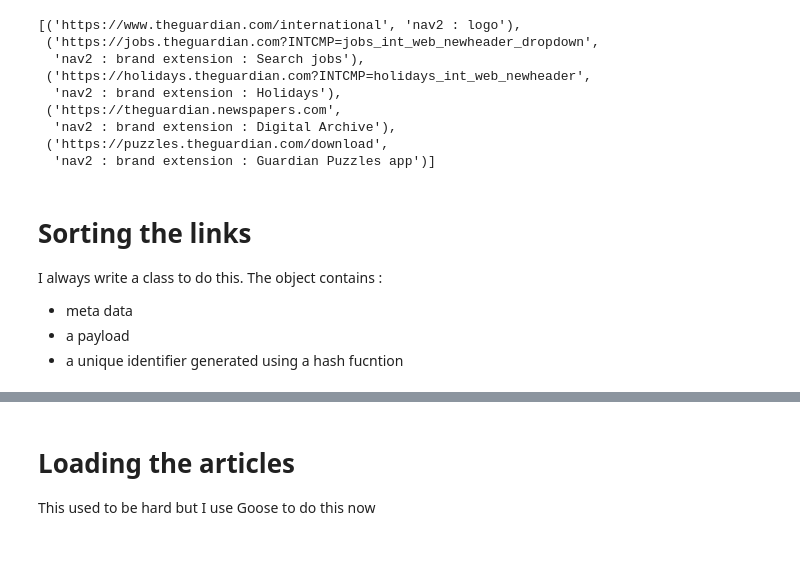
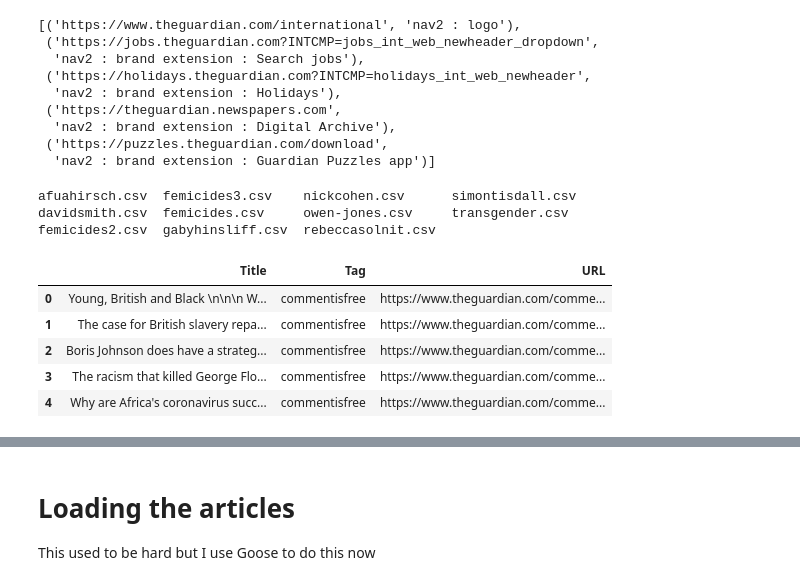
Before and after one commit to macbuse/GUARDIAN, a Jupyter notebook: goose_test_editorialis_miner.ipynb, the cells around one changed output, grey strips where cells are left out. Saved outputs shown, nothing was run; the diff lists cells and outputs as text; code cells hidden in the pictures; blank space fills up the shorter version.

```diff
--- a/goose_test_editorialis_miner.ipynb
+++ b/goose_test_editorialis_miner.ipynb
@@ -47,12 +85,3 @@ pp.findall(r.text)[:5]
   'nav2 : brand extension : Digital Archive'),
  ('https://puzzles.theguardian.com/download',
   'nav2 : brand extension : Guardian Puzzles app')]
-# %% [markdown]
-# Sorting the links
-
-I always write a class to do this.
-The object contains :
-
-- meta data
-- a payload
-- a unique identifier generated using a hash fucntion
@@ -101,0 +90,6 @@ misc = set([art.label for art in arts if art.tag == 'misc'])
+# %%
+ls *csv
+# %% [output]
+afuahirsch.csv  femicides3.csv    nickcohen.csv      simontisdall.csv
+davidsmith.csv  femicides.csv     owen-jones.csv     transgender.csv
+femicides2.csv  gabyhinsliff.csv  rebeccasolnit.csv
@@ -101,0 +98,9 @@ misc = set([art.label for art in arts if art.tag == 'misc'])
+# %%
+df.head()
+# %% [output]
+|  | Title | Tag | URL |
+| 0 | Young, British and Black \n\n\n W... | commentisfree | https://www.theguardian.com/comme... |
+| 1 | The case for British slavery repa... | commentisfree | https://www.theguardian.com/comme... |
+| 2 | Boris Johnson does have a strateg... | commentisfree | https://www.theguardian.com/comme... |
+| 3 | The racism that killed George Flo... | commentisfree | https://www.theguardian.com/comme... |
+| 4 | Why are Africa's coronavirus succ... | commentisfree | https://www.theguardian.com/comme... |
```
Also changed, not shown: parts of 20 cells of this notebook, 7 other files.
